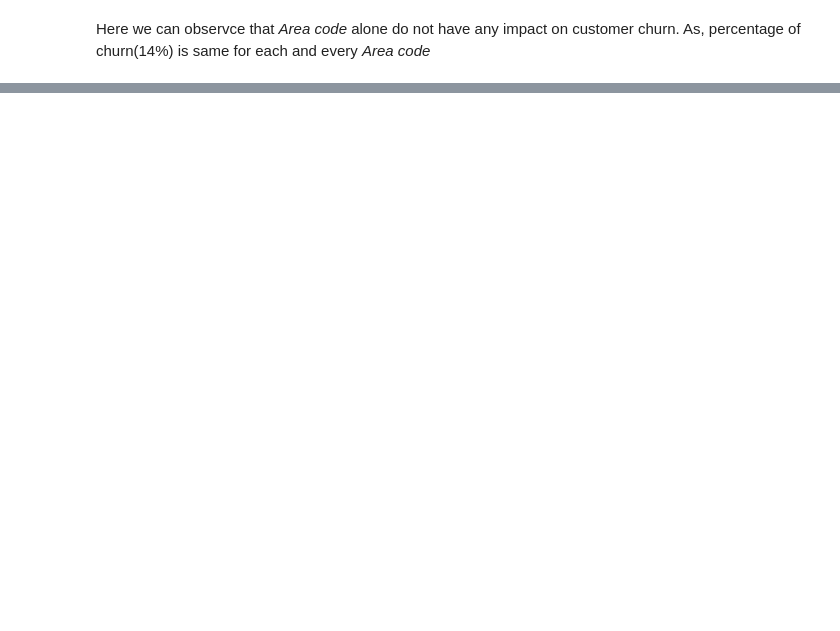
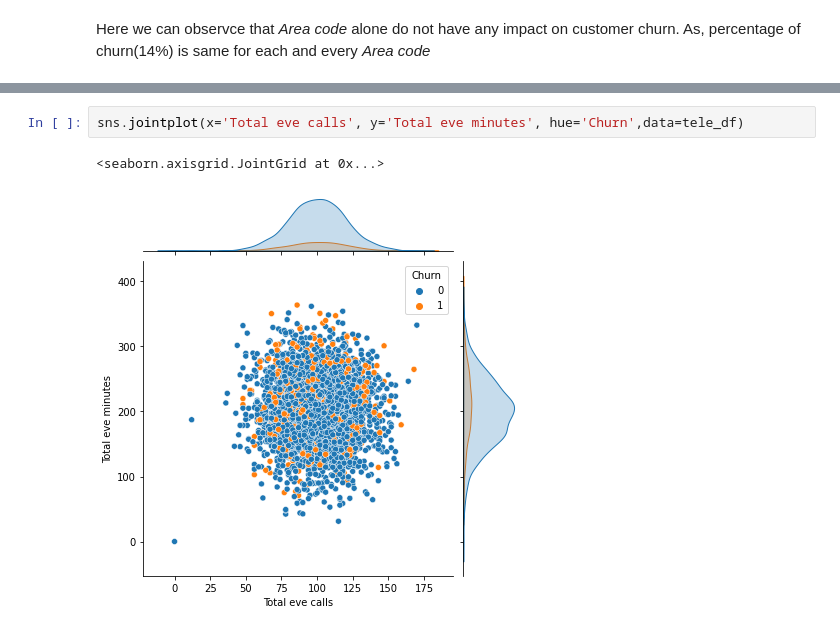
Before and after one commit to DT22179/Telecom-Churn-Analysis, a Jupyter notebook: Telecom_Churn_Analysis_Capstone_Project.ipynb, the cells around one changed output, grey strips where cells are left out. Drawn from its saved outputs; the diff is of its cells as text; blank space fills up the shorter version.

```diff
--- a/Telecom_Churn_Analysis_Capstone_Project.ipynb
+++ b/Telecom_Churn_Analysis_Capstone_Project.ipynb
@@ -385,0 +438,5 @@ Here we can observce that *Area code* alone do not have any impact on customer c
+# %%
+sns.jointplot(x='Total eve calls', y='Total eve minutes', hue='Churn',data=tele_df)
+# %% [output]
+<seaborn.axisgrid.JointGrid at 0x...>
+[figure, added]
```
Also changed, not shown: parts of 30 cells of this notebook.
